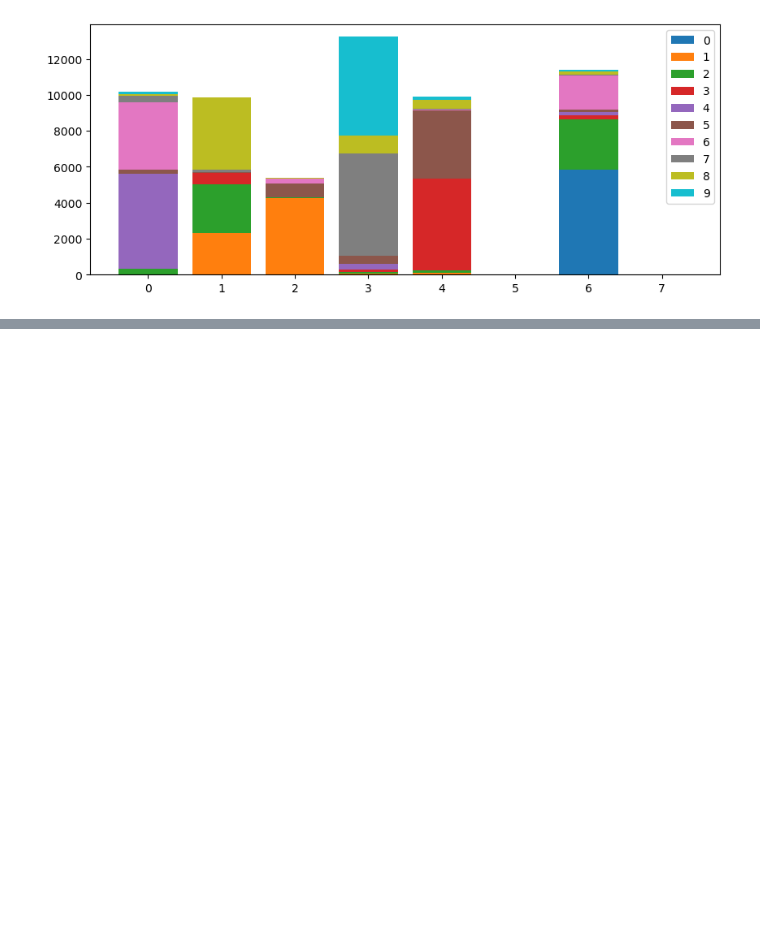
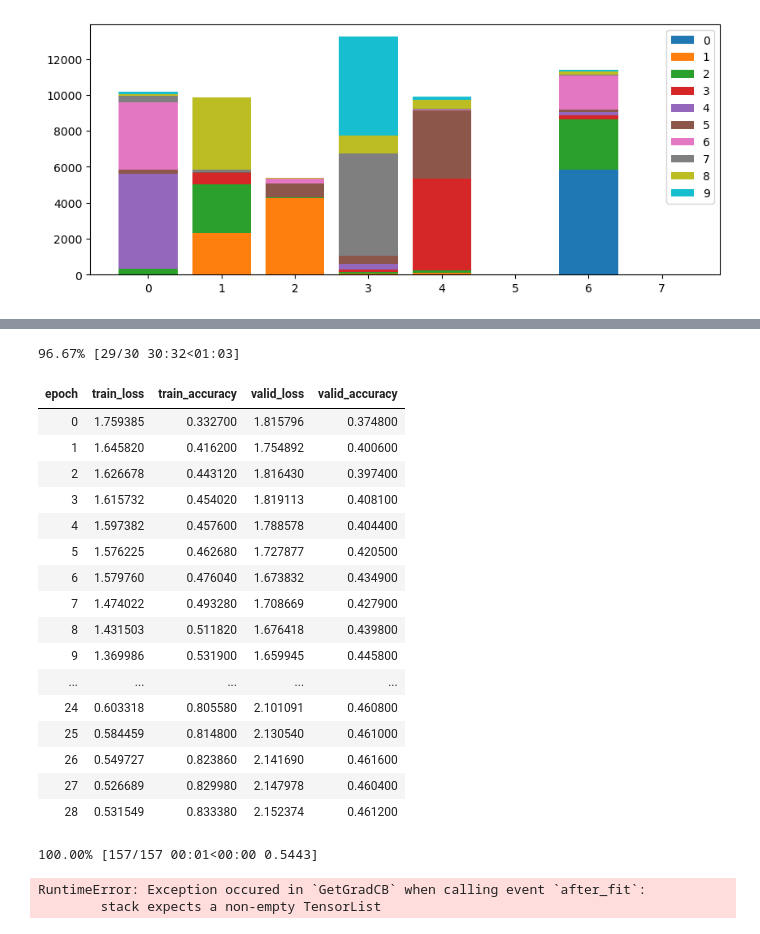
Before and after one commit to ssslakter/FastFF, a Jupyter notebook: experiments/22-05-2024-Soft-merging.ipynb, the cells around one changed output, grey strips where cells are left out. Saved outputs shown, nothing was run; the diff lists cells and outputs as text; code cells hidden in the pictures; blank space fills up the shorter version.

```diff
--- a/experiments/22-05-2024-Soft-merging.ipynb
+++ b/experiments/22-05-2024-Soft-merging.ipynb
@@ -233,0 +200,31 @@ cbs[0].show(-1, figsize=(10,4))
+# %%
+model = GeneralMoE(GateMoE(in_dim, 2**depth),
+                   SoftMergingExperts(2**depth, in_dim, out_dim, h_dim, save_probs=True)).cuda()
+model = torch.compile(model)
+cbs = [ProbsDistrCB(module=model.experts), GetGradCB([model.gate])]
+learn = Learner(dls, model, loss_func=F.cross_entropy, metrics=accuracy, cbs=cbs)
+with learn.removed_cbs(Recorder):
+    learn.fit_one_cycle(30, lr_max=8e-4, cbs=Recorder(add_time=False, train_metrics=True))
+summary()
+# %% [output]
+96.67% [29/30 30:32<01:03]
+| epoch | train_loss | train_accuracy | valid_loss | valid_accuracy |
+| 0 | 1.759385 | 0.332700 | 1.815796 | 0.374800 |
+| 1 | 1.645820 | 0.416200 | 1.754892 | 0.400600 |
+| 2 | 1.626678 | 0.443120 | 1.816430 | 0.397400 |
+| 3 | 1.615732 | 0.454020 | 1.819113 | 0.408100 |
+| 4 | 1.597382 | 0.457600 | 1.788578 | 0.404400 |
+| 5 | 1.576225 | 0.462680 | 1.727877 | 0.420500 |
+| 6 | 1.579760 | 0.476040 | 1.673832 | 0.434900 |
+| 7 | 1.474022 | 0.493280 | 1.708669 | 0.427900 |
+| 8 | 1.431503 | 0.511820 | 1.676418 | 0.439800 |
+| 9 | 1.369986 | 0.531900 | 1.659945 | 0.445800 |
+| ... | ... | ... | ... | ... |
+| 24 | 0.603318 | 0.805580 | 2.101091 | 0.460800 |
+| 25 | 0.584459 | 0.814800 | 2.130540 | 0.461000 |
+| 26 | 0.549727 | 0.823860 | 2.141690 | 0.461600 |
+| 27 | 0.526689 | 0.829980 | 2.147978 | 0.460400 |
+| 28 | 0.531549 | 0.833380 | 2.152374 | 0.461200 |
+100.00% [157/157 00:01<00:00 0.5443]
+RuntimeError: Exception occured in `GetGradCB` when calling event `after_fit`:
+        stack expects a non-empty TensorList
```
Also changed, not shown: parts of 18 cells of this notebook, 5 other files.
